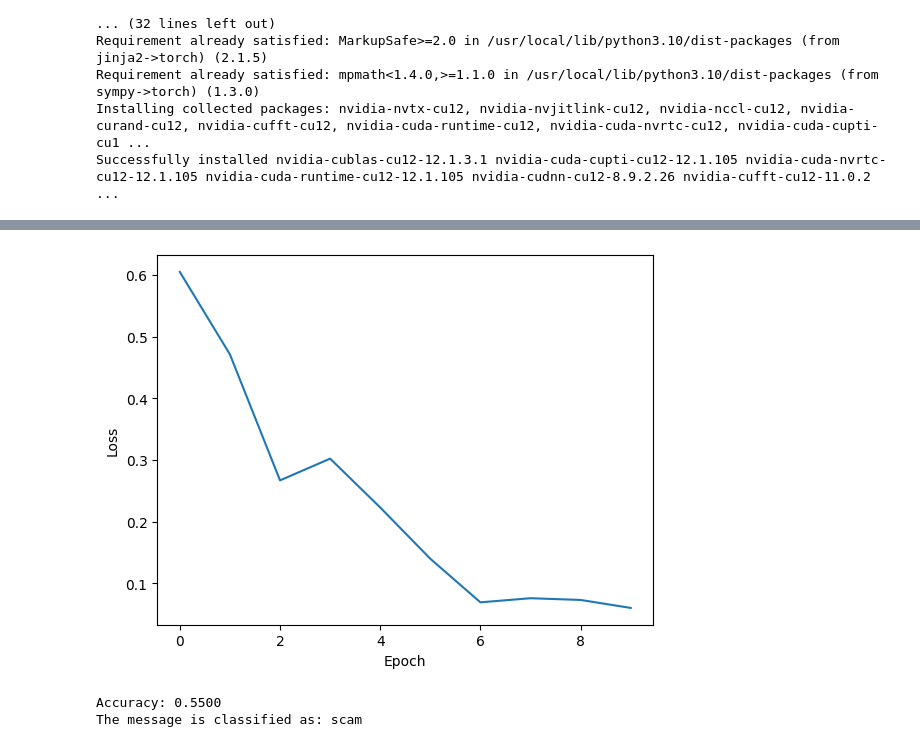
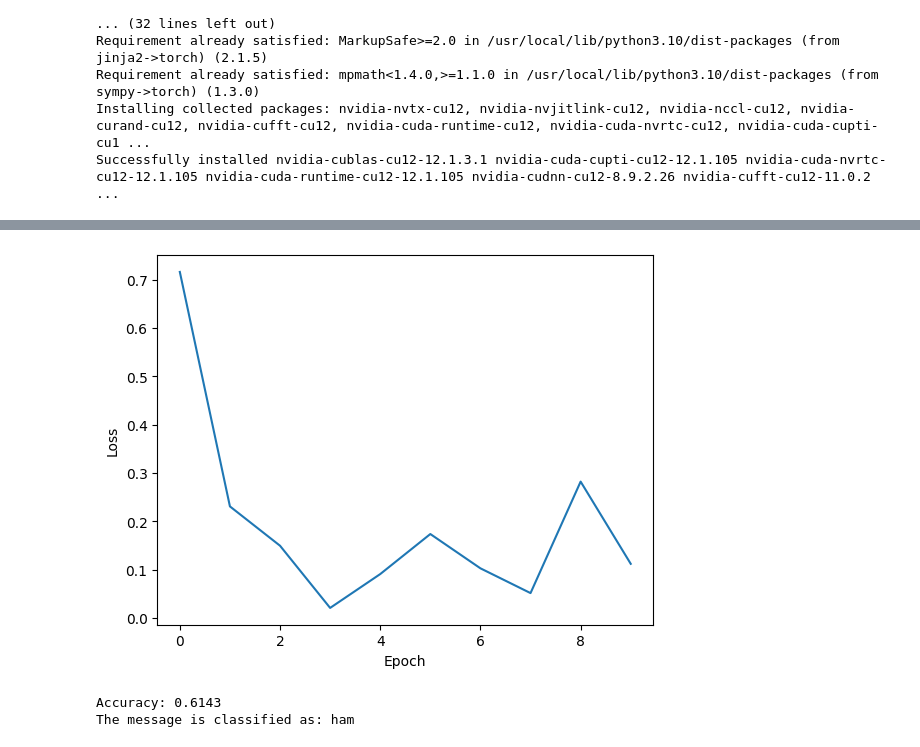
Before and after one commit to rcout328/Ai-saas, a Jupyter notebook: scamsafe.ipynb, the cells around one changed output, grey strips where cells are left out. Cells and saved outputs as stored; diff of their text form; code cells hidden in the pictures.

```diff
--- a/scamsafe.ipynb
+++ b/scamsafe.ipynb
@@ -26,7 +26,6 @@ Requirement already satisfied: mpmath<1.4.0,>=1.1.0 in /usr/local/lib/python3.10
 Installing collected packages: nvidia-nvtx-cu12, nvidia-nvjitlink-cu12, nvidia-nccl-cu12, nvidia-curand-cu12, nvidia-cufft-cu12, nvidia-cuda-runtime-cu12, nvidia-cuda-nvrtc-cu12, nvidia-cuda-cupti-cu1 ...
 Successfully installed nvidia-cublas-cu12-12.1.3.1 nvidia-cuda-cupti-cu12-12.1.105 nvidia-cuda-nvrtc-cu12-12.1.105 nvidia-cuda-runtime-cu12-12.1.105 nvidia-cudnn-cu12-8.9.2.26 nvidia-cufft-cu12-11.0.2 ...
 # %%
-
 import torch
 import torch.nn as nn
 import torch.nn.functional as F
@@ -38,8 +37,11 @@ from torch.utils.data import DataLoader, TensorDataset
 import matplotlib.pyplot as plt
 
 # Load dataset
-data = pd.read_csv('/content/drive/MyDrive/scam3.csv', encoding='latin-1')
-data
+data = pd.read_csv('/content/drive/MyDrive/scam4.csv', encoding='latin-1')
+
+# Preprocess text data
+data['v2'].fillna('', inplace=True)
+
 # Preprocess text data
 X = data['v2']
 y = data['v1'].apply(lambda x: 1 if x == 'scam' else 0)
@@ -114,7 +116,6 @@ with torch.no_grad():
     accuracy = (predicted == y_test_tensor).sum().item() / y_test_tensor.shape[0]
     print(f'Accuracy: {accuracy:.4f}')
 
-
 def preprocess_message(message, vectorizer):
     message_vectorized = vectorizer.transform([message])
     message_tensor = torch.tensor(message_vectorized.toarray(), dtype=torch.float32)
@@ -132,8 +133,8 @@ def predict_message(model, message_tensor):
 def interpret_prediction(prediction):
     return 'scam' if prediction == 1 else 'ham'
 
-# Example message
-new_message = "Hi, you have won a prize worth $1,500. kindly claim your prize using the link below https://luckywinner.online/"
+# Example custom message
+new_message =  "Jean, a cheque for our order has been accepted. You can find it attached to this email. need to pay 30000"
 
 # Preprocess the message
 message_tensor = preprocess_message(new_message, vectorizer)
@@ -154,3 +155,3 @@ Epoch [9/10], Loss: 0.0731
-[figure, old version]
+[figure, new version]
-Accuracy: 0.5500
-The message is classified as: scam
+Accuracy: 0.6143
+The message is classified as: ham
```
Also changed, not shown: parts of 1 cell of this notebook.
